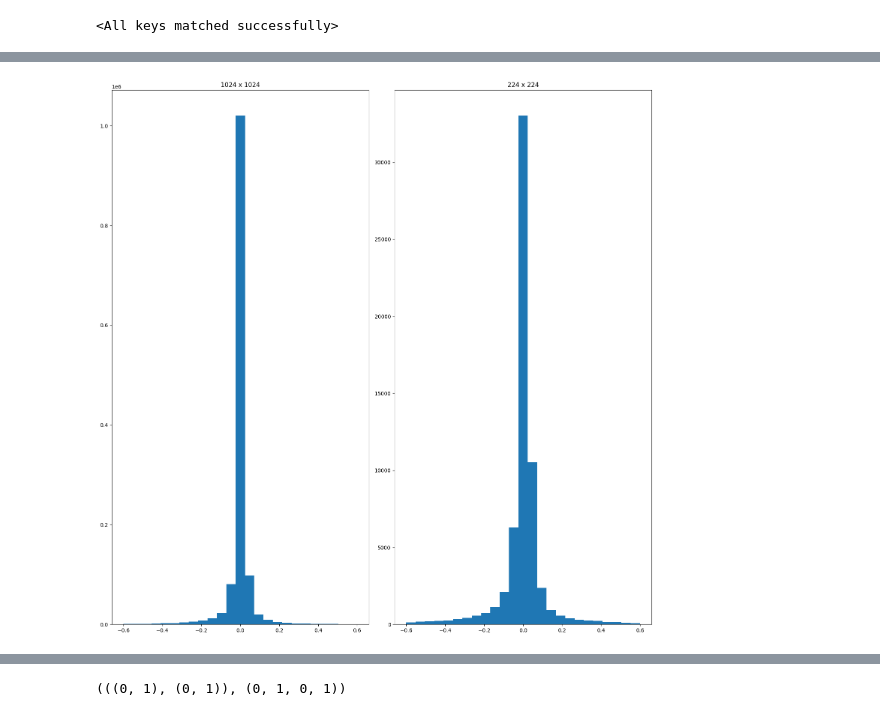
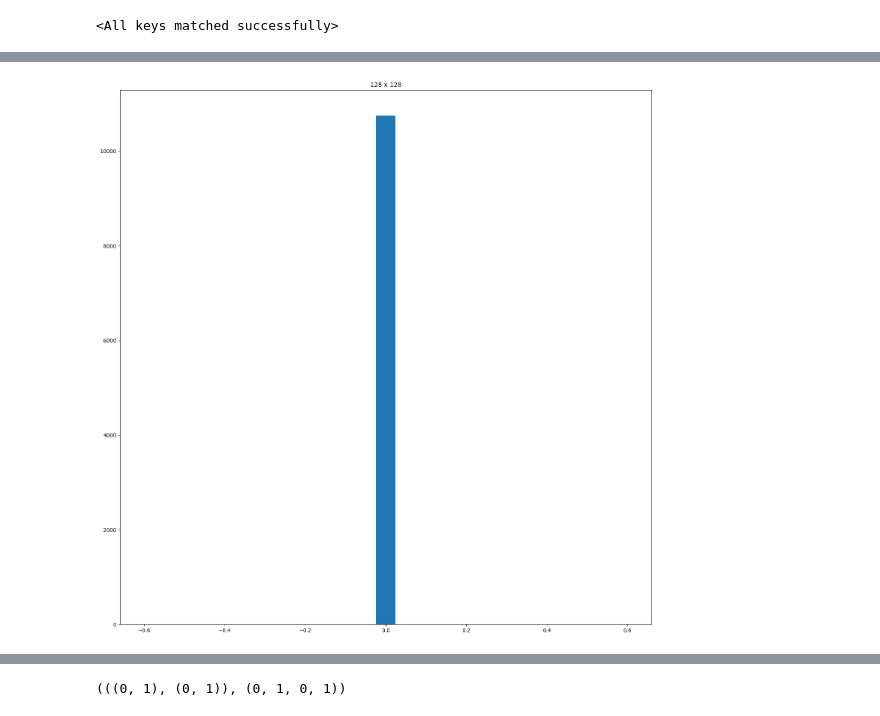
Before and after one commit to vinhle169/pytorch-efficientnet, a Jupyter notebook: analyze_models.ipynb, the cells around one changed output, grey strips where cells are left out. Saved outputs shown, nothing was run; the diff lists cells and outputs as text; code cells hidden in the pictures.

```diff
--- a/analyze_models.ipynb
+++ b/analyze_models.ipynb
@@ -80,3 +82,3 @@ for i,l in enumerate(model.layers):
 # %%
-effnet = EfficientNetB0(input_shape=[1, 3, 1024, 1024], num_channels=3)
-effnet224 = EfficientNetB0(input_shape=[1, 3, 224, 224],num_channels=3)
+# effnet = EfficientNetB0(input_shape=[1, 3, 1024, 1024], num_channels=3)
+effnet224 = EfficientNetB0(input_shape=[1, 5, 128, 128],num_channels=5)
@@ -302,0 +275,7 @@ print(x.shape, x_t.shape)
+# %%
+x = np.random.rand(1,128,128,5)
+# x = np.ones((224,224,3))
+x = np.array(x)
+x_t = torch.from_numpy(x)
+x_t = x_t.permute(0,3,1,2).float()
+print(x.shape, x_t.shape)
@@ -375,8 +316,10 @@ list(features.keys())[-5:]
 # %%
-test_pyt = effnet.outputs['final_conv_and_swish'].permute(0,2,3,1)
-test_pyt224 = effnet224.outputs['final_conv_and_swish'].permute(0,2,3,1)
-print(test_pyt.shape)
+# test_pyt = effnet.outputs['block_11'].permute(0,2,3,1)
+# test_pyt224 = effnet224.outputs['block_11'].permute(0,2,3,1)
+# test_pyt = effnet.block_list[11].outputs['expand_activation'].permute(0,2,3,1)
+test_pyt224 = effnet224.block_list[11].outputs['depth_activation'].permute(0,2,3,1)
+# print(test_pyt.shape)
 print(test_pyt224.shape)
-test_pyt = test_pyt.numpy()
+# test_pyt = test_pyt.numpy()
 test_pyt224 = test_pyt224.numpy()
 # %% [output]
@@ -385,6 +327,6 @@ torch.Size([1, 7, 7, 1280])
 # %%
-test_keras = features['top_activation']
-test_keras224 = features224['top_activation']
-print(test_keras.shape)
+test_keras224 = features['block6a_activation']
+# test_keras224 = features224['top_activation']
+# print(test_keras.shape)
 print(test_keras224.shape)
 # %% [output]
@@ -399,14 +360,14 @@ differences = test_keras_f - test_pyt_f
 differences224 = test_keras_f224 - test_pyt_f224
 # %%
-fig,axs = plt.subplots(1,2)
+fig,axs = plt.subplots(1,1)
 fig.set_figheight(15)
 fig.set_figwidth(15)
-axs[0].hist(differences, bins=25, range=(-.6,.6));
-axs[0].set_title('1024 x 1024');
-axs[1].hist(differences224, bins=25, range=(-.6,.6));
-axs[1].set_title('224 x 224');
+# axs[0].hist(differences, bins=25, range=(-.6,.6));
+# axs[0].set_title('1024 x 1024');
+axs.hist(differences224, bins=25, range=(-.6,.6));
+axs.set_title('128 x 128');
 plt.tight_layout()
 # %% [output]
-[figure, old version]
+[figure, new version]
 # %%
 plt.clf()
```
Also changed, not shown: parts of 42 cells of this notebook, 1 other file.
